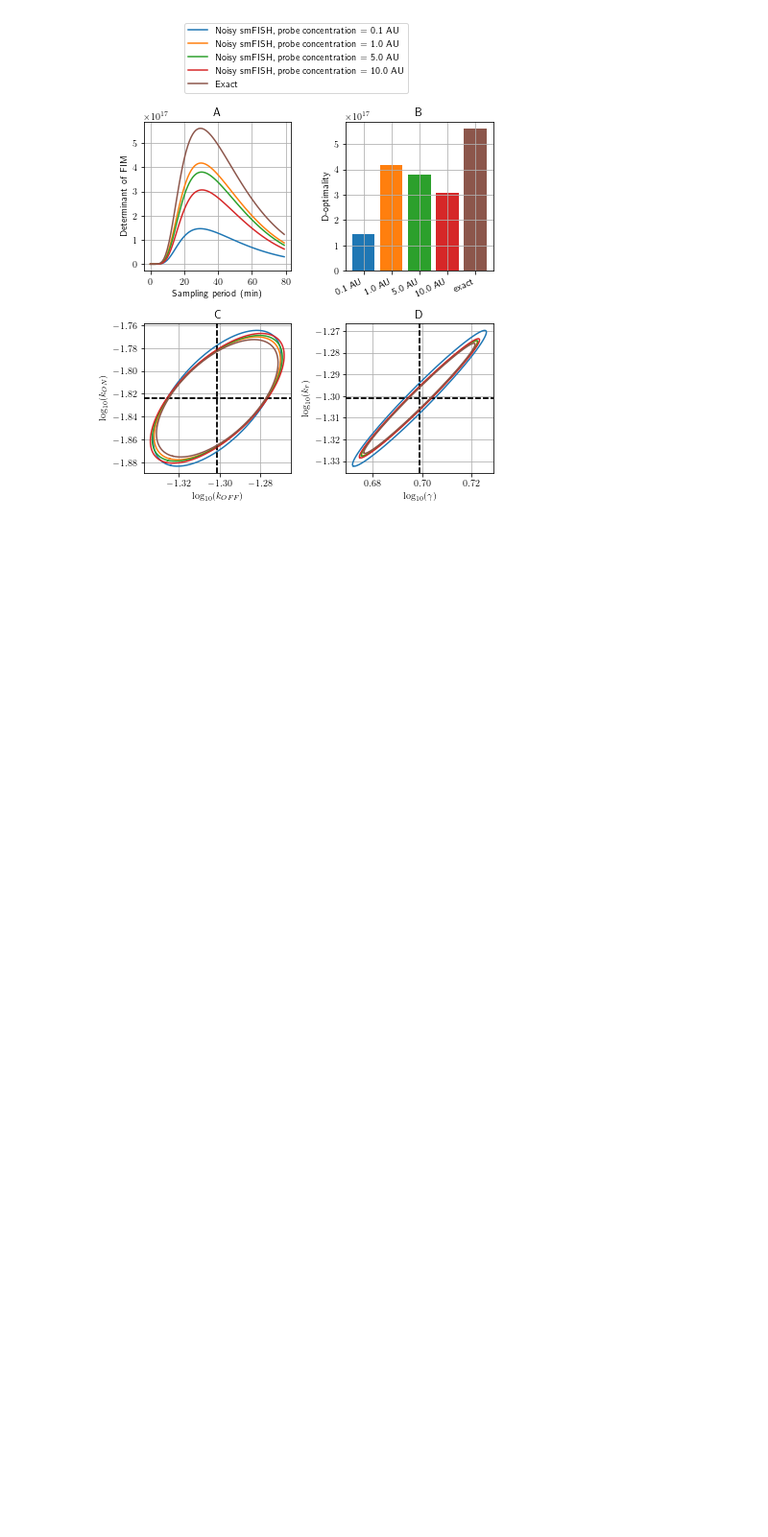
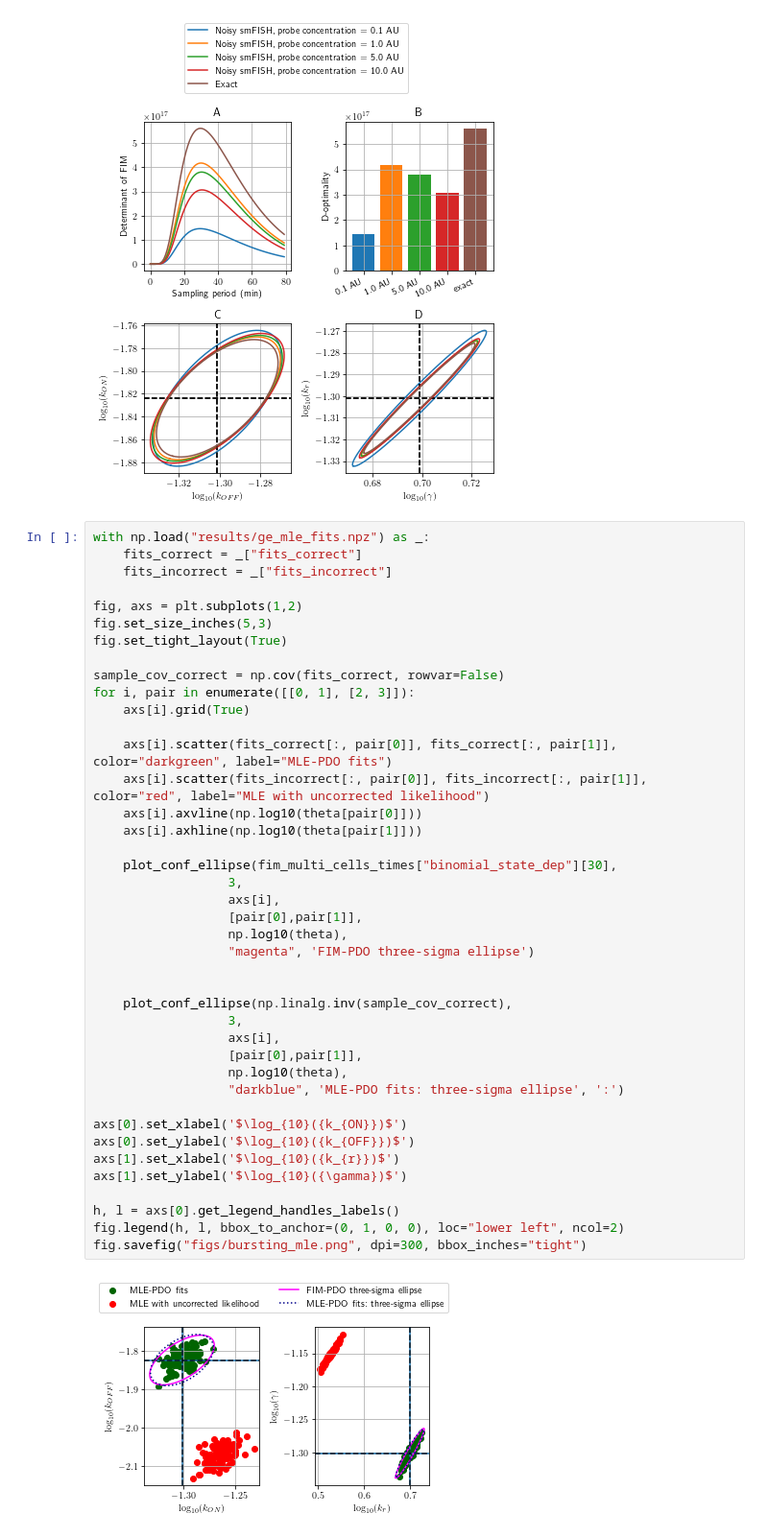
Before and after one commit to voduchuy/NoisyMeasurementFIM, a Jupyter notebook: bursting_gene/bursting_gene_plots.ipynb, the cells around one changed output. Shown at 96% size. Drawn from its saved outputs; the diff is of its cells as text; blank space fills up the shorter version.

```diff
--- a/bursting_gene/bursting_gene_plots.ipynb
+++ b/bursting_gene/bursting_gene_plots.ipynb
@@ -387,3 +389,46 @@ label_axes(axs)
 fig.savefig("figs/bursting_probe_cme.png", dpi=300, bbox_inches="tight")
 # %% [output]
 [figure]
+# %%
+with np.load("results/ge_mle_fits.npz") as _:
+    fits_correct = _["fits_correct"]
+    fits_incorrect = _["fits_incorrect"]
+
+fig, axs = plt.subplots(1,2)
+fig.set_size_inches(5,3)
+fig.set_tight_layout(True)
+
+sample_cov_correct = np.cov(fits_correct, rowvar=False)
+for i, pair in enumerate([[0, 1], [2, 3]]):
+    axs[i].grid(True)
+
+    axs[i].scatter(fits_correct[:, pair[0]], fits_correct[:, pair[1]], color="darkgreen", label="MLE-PDO fits")
+    axs[i].scatter(fits_incorrect[:, pair[0]], fits_incorrect[:, pair[1]], color="red", label="MLE with uncorrected likelihood")
+    axs[i].axvline(np.log10(theta[pair[0]]))
+    axs[i].axhline(np.log10(theta[pair[1]]))
+
+    plot_conf_ellipse(fim_multi_cells_times["binomial_state_dep"][30],
+                  3,
+                  axs[i],
+                  [pair[0],pair[1]],
+                  np.log10(theta),
+                  "magenta", 'FIM-PDO three-sigma ellipse')
+
+
+    plot_conf_ellipse(np.linalg.inv(sample_cov_correct),
+                  3,
+                  axs[i],
+                  [pair[0],pair[1]],
+                  np.log10(theta),
+                  "darkblue", 'MLE-PDO fits: three-sigma ellipse', ':')
+
+axs[0].set_xlabel('$\log_{10}({k_{ON}})$')
+axs[0].set_ylabel('$\log_{10}({k_{OFF}})$')
+axs[1].set_xlabel('$\log_{10}({k_{r}})$')
+axs[1].set_ylabel('$\log_{10}({\gamma})$')
+
+h, l = axs[0].get_legend_handles_labels()
+fig.legend(h, l, bbox_to_anchor=(0, 1, 0, 0), loc="lower left", ncol=2)
+fig.savefig("figs/bursting_mle.png", dpi=300, bbox_inches="tight")
+# %% [output]
+[figure, added]
```
Also changed, not shown: parts of 2 cells of this notebook, 8 other files.
